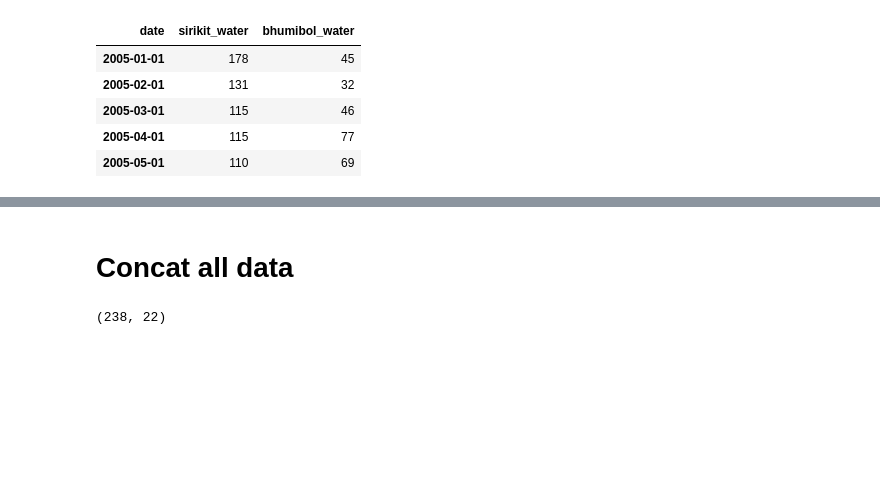
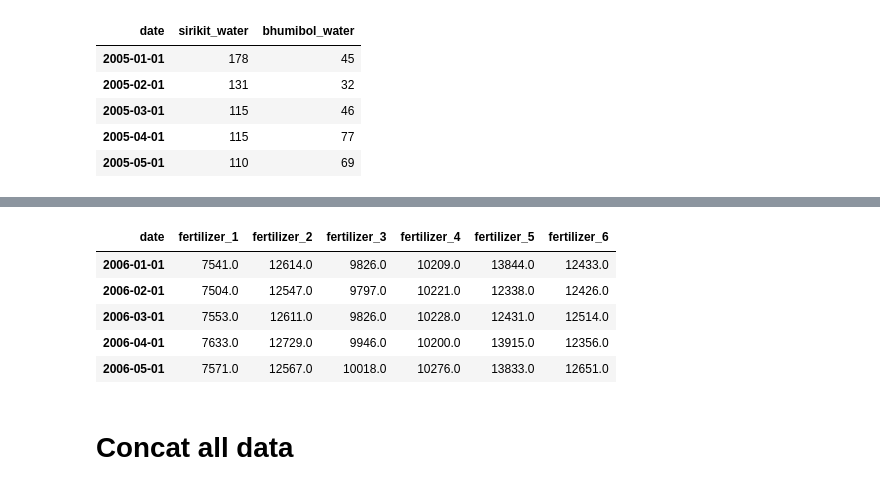
Before and after one commit to ArkiraW/capstone_project, a Jupyter notebook: code/00_cleaning.ipynb, the cells around one changed output, grey strips where cells are left out. Cells and saved outputs as stored; diff of their text form; code cells hidden in the pictures; blank space fills up the shorter version.

```diff
--- a/code/00_cleaning.ipynb
+++ b/code/00_cleaning.ipynb
@@ -340,3 +349,34 @@ water.head()
+# %%
+# Select Used data
+fertilizer = fertilizer[fertilizer['Price']=='Local Retail Price'].drop(columns=['Price'])
+
+# label ferlizer numbers
+fertilizer.replace({'Fertilizer numbers': {'21-0-0':'fertilizer_1','46-0-0':'fertilizer_2','16-20-0':'fertilizer_3',\
+                          '16-16-8':'fertilizer_4','15-15-15':'fertilizer_5','13-13-21':'fertilizer_6'}},inplace=True)
+
+# Rename before transpose
+fertilizer.rename(columns={'Fertilizer numbers':'date'},inplace=True)
+
+# Transpose
+fertilizer = fertilizer.T
+# %%
+# Set first row to be header
+fertilizer.columns = fertilizer.iloc[0]
+fertilizer= fertilizer[1:]
+# %%
+# To datetime
+fertilizer.index= pd.to_datetime(fertilizer.index)
+
+fertilizer = fertilizer.astype(float)
+# %%
+fertilizer.head()
+# %% [output]
+| date | fertilizer_1 | fertilizer_2 | fertilizer_3 | fertilizer_4 | fertilizer_5 | fertilizer_6 |
+| 2006-01-01 | 7541.0 | 12614.0 | 9826.0 | 10209.0 | 13844.0 | 12433.0 |
+| 2006-02-01 | 7504.0 | 12547.0 | 9797.0 | 10221.0 | 12338.0 | 12426.0 |
+| 2006-03-01 | 7553.0 | 12611.0 | 9826.0 | 10228.0 | 12431.0 | 12514.0 |
+| 2006-04-01 | 7633.0 | 12729.0 | 9946.0 | 10200.0 | 13915.0 | 12356.0 |
+| 2006-05-01 | 7571.0 | 12567.0 | 10018.0 | 10276.0 | 13833.0 | 12651.0 |
 # %% [markdown]
 # Concat all data
 # %%
@@ -348,4 +387,0 @@ df = df.loc[pd.to_datetime("2005-01"):pd.to_datetime("2024-10")]
-# %%
-df.shape
-# %% [output]
-(238, 22)
```
Also changed, not shown: parts of 16 cells of this notebook, 32 other files.
